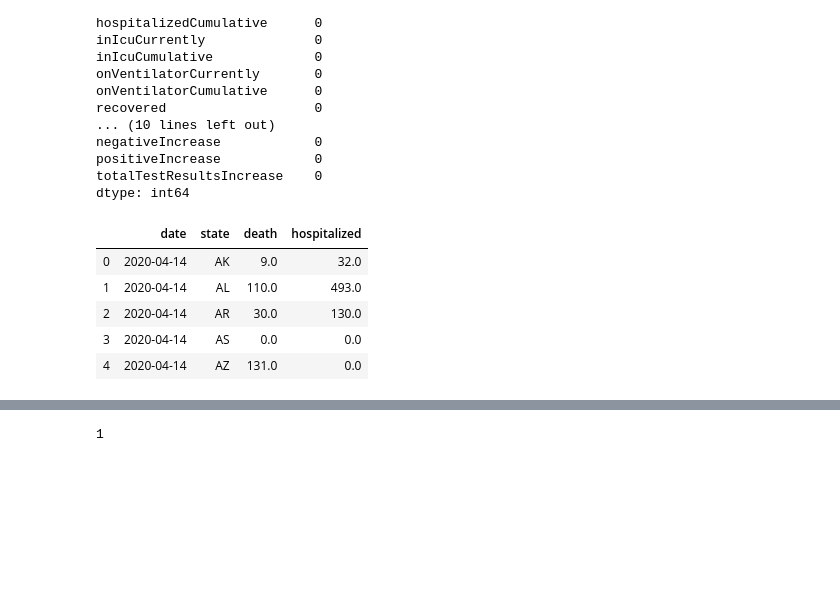
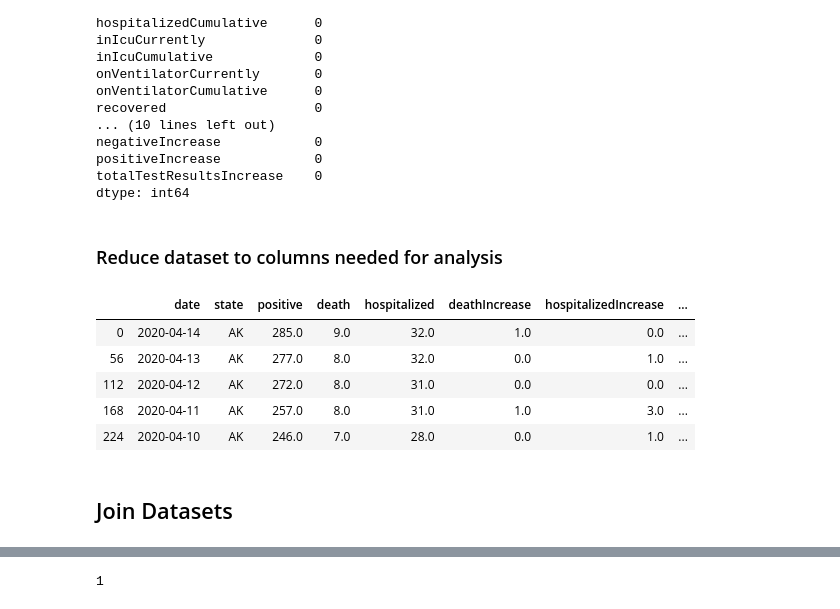
Before and after one commit to camzman/py4ds, a Jupyter notebook: PythonProject - Requests.ipynb, the cells around one changed output, grey strips where cells are left out. Cells and saved outputs as stored; diff of their text form; code cells hidden in the pictures; blank space fills up the shorter version.

```diff
--- a/PythonProject - Requests.ipynb
+++ b/PythonProject - Requests.ipynb
@@ -153,17 +181,24 @@ dtype: int64
 # %%
 # Change date string to date
 states['date'] = pd.to_datetime(states['date'], format = '%Y%m%d')
+# %%
+# Sort values
+states = states.sort_values(by = ['state', 'date'], ascending= (True, False))
+# %% [markdown]
+### Reduce dataset to columns needed for analysis
 # %%
 # Reduce to columns used in analysis
-states_analysis = states[['date', 'state', 'death', 'hospitalized']]
+states_analysis = states[['date', 'state', 'positive', 'death', 'hospitalized', 'deathIncrease', 'hospitalizedIncrease', 'positiveIncrease']]
 states_analysis.head()
 # %% [output]
-|  | date | state | death | hospitalized |
-| 0 | 2020-04-14 | AK | 9.0 | 32.0 |
-| 1 | 2020-04-14 | AL | 110.0 | 493.0 |
-| 2 | 2020-04-14 | AR | 30.0 | 130.0 |
-| 3 | 2020-04-14 | AS | 0.0 | 0.0 |
-| 4 | 2020-04-14 | AZ | 131.0 | 0.0 |
+|  | date | state | positive | death | hospitalized | deathIncrease | hospitalizedIncrease | ... |
+| 0 | 2020-04-14 | AK | 285.0 | 9.0 | 32.0 | 1.0 | 0.0 | ... |
+| 56 | 2020-04-13 | AK | 277.0 | 8.0 | 32.0 | 0.0 | 1.0 | ... |
+| 112 | 2020-04-12 | AK | 272.0 | 8.0 | 31.0 | 0.0 | 0.0 | ... |
+| 168 | 2020-04-11 | AK | 257.0 | 8.0 | 31.0 | 1.0 | 3.0 | ... |
+| 224 | 2020-04-10 | AK | 246.0 | 7.0 | 28.0 | 0.0 | 1.0 | ... |
+# %% [markdown]
+## Join Datasets
 # %%
 # Join datasets
 data = pd.merge(states_analysis, SAH_data, on='state')
```
Also changed, not shown: parts of 51 cells of this notebook.
